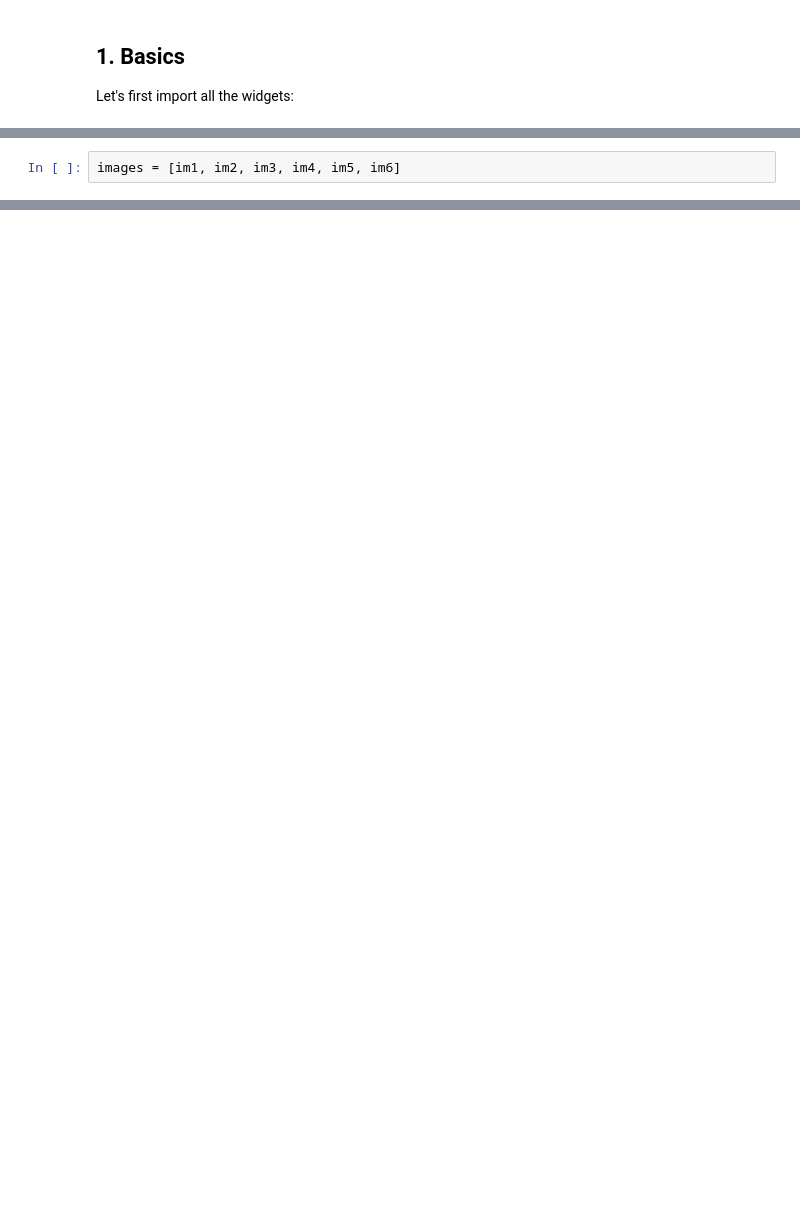
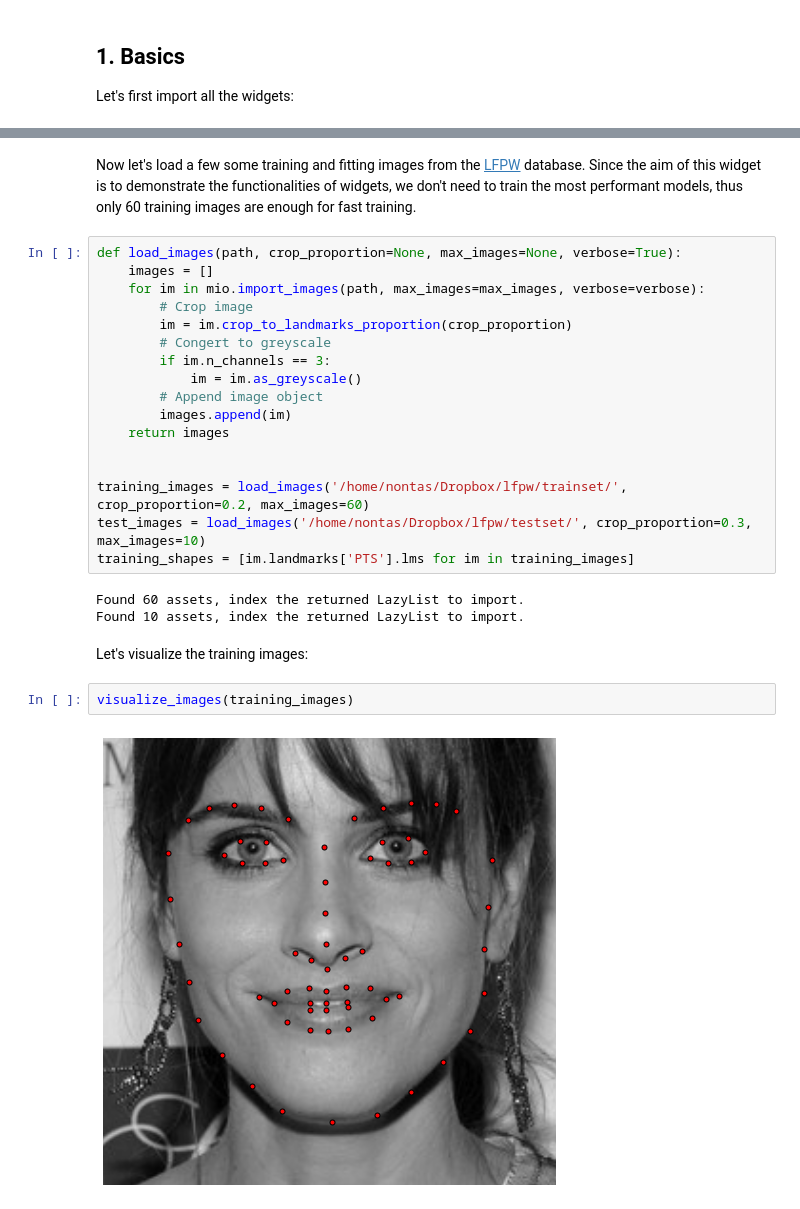
Before and after one commit to menpo/menpowidgets-notebooks, a Jupyter notebook: notebooks/Main Widgets/MenpoFit Widgets.ipynb, the cells around one changed output, grey strips where cells are left out. Cells and saved outputs as stored; diff of their text form; blank space fills up the shorter version.

```diff
--- a/notebooks/Main Widgets/MenpoFit Widgets.ipynb
+++ b/notebooks/Main Widgets/MenpoFit Widgets.ipynb
@@ -136,2 +16,0 @@ Let's now create a list with the actual `Image` objects and visualize them
-# %%
-images = [im1, im2, im3, im4, im5, im6]
@@ -241,0 +43,28 @@ landmarks[0].view_widget(figure_size=(6, 4))
+# %% [markdown]
+Now let's load a few some training and fitting images from the [LFPW](http://ibug.doc.ic.ac.uk/resources/facial-point-annotations/) database. Since the aim of this widget is to demonstrate the functionalities of widgets, we don't need to train the most performant models, thus only 60 training images are enough for fast training.
+# %%
+def load_images(path, crop_proportion=None, max_images=None, verbose=True):
+    images = []
+    for im in mio.import_images(path, max_images=max_images, verbose=verbose):
+        # Crop image
+        im = im.crop_to_landmarks_proportion(crop_proportion)
+        # Congert to greyscale
+        if im.n_channels == 3:
+            im = im.as_greyscale()
+        # Append image object
+        images.append(im)
+    return images
+
+
+training_images = load_images('/home/nontas/Dropbox/lfpw/trainset/', crop_proportion=0.2, max_images=60)
+test_images = load_images('/home/nontas/Dropbox/lfpw/testset/', crop_proportion=0.3, max_images=10)
+training_shapes = [im.landmarks['PTS'].lms for im in training_images]
+# %% [output]
+Found 60 assets, index the returned LazyList to import.
+Found 10 assets, index the returned LazyList to import.
+# %% [markdown]
+Let's visualize the training images:
+# %%
+visualize_images(training_images)
+# %% [output]
+[figure, added]
```
Also changed, not shown: parts of 88 cells of this notebook, 1 other file.
